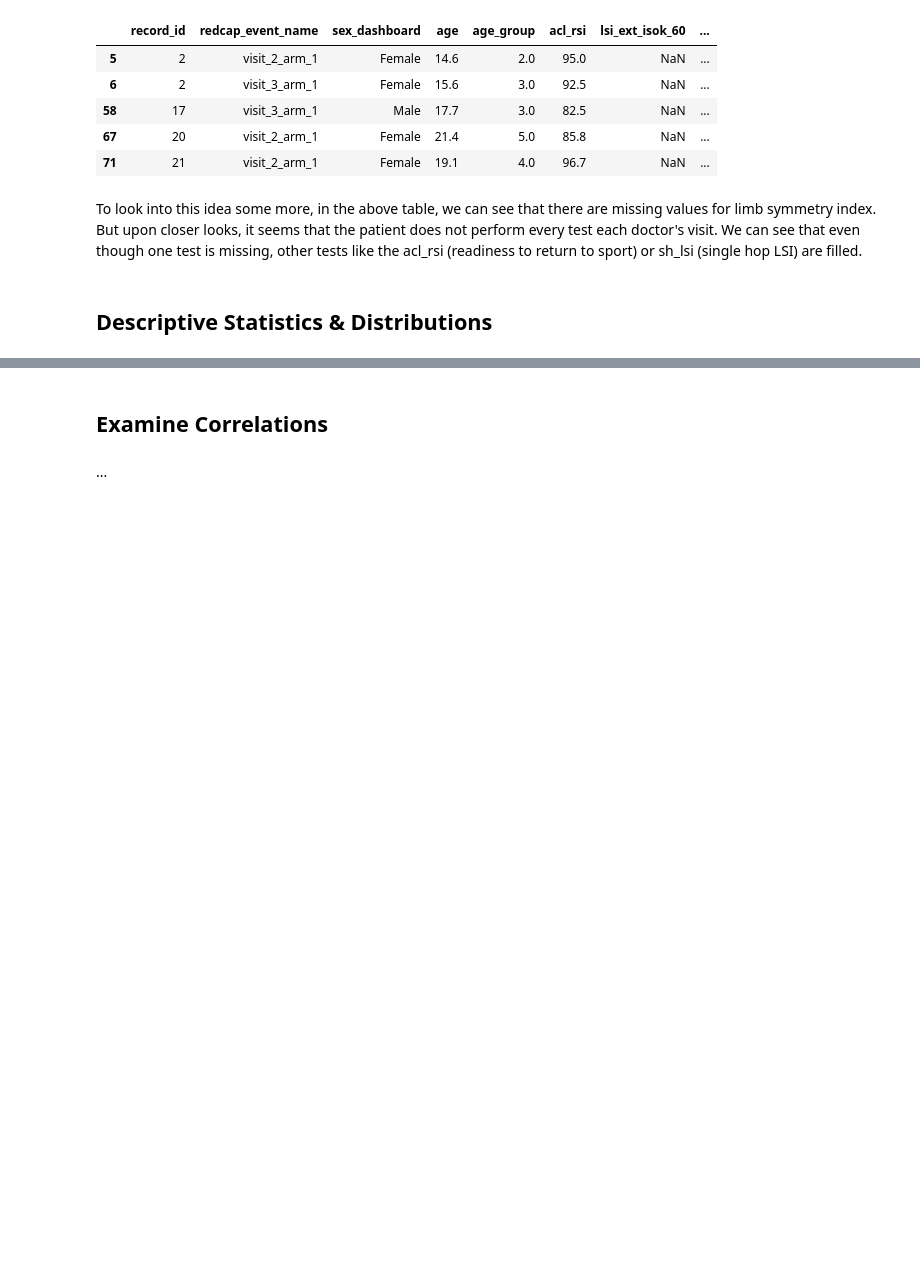
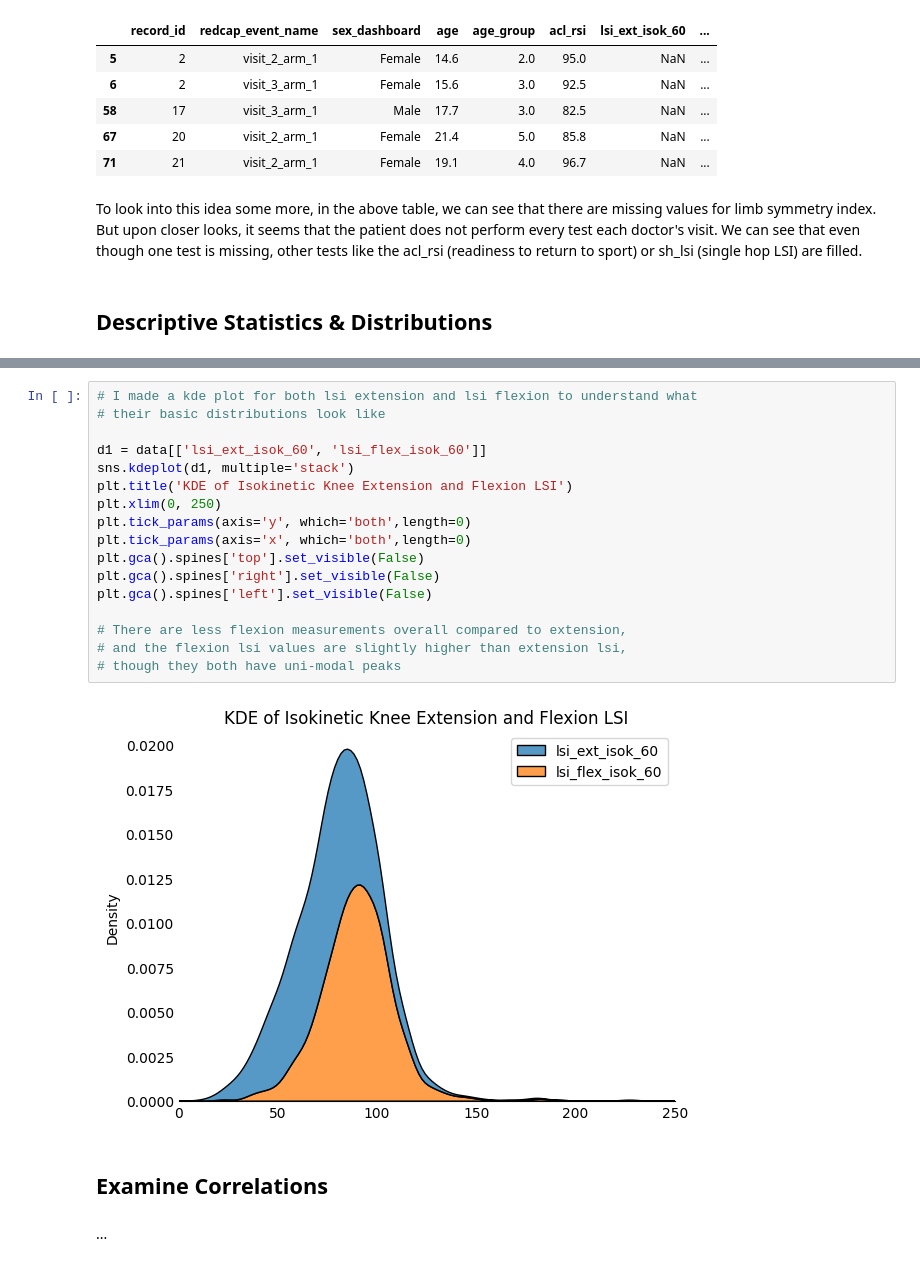
Before and after one commit to mayooueidat-uva/ACLR-group-project, a Jupyter notebook: EDA/Group_EDA_addchangeshere.ipynb, the cells around one changed output, grey strips where cells are left out. Saved outputs shown, nothing was run; the diff lists cells and outputs as text; blank space fills up the shorter version.

Commit message:
made visualizations

```diff
--- a/EDA/Group_EDA_addchangeshere.ipynb
+++ b/EDA/Group_EDA_addchangeshere.ipynb
@@ -213,3 +257,22 @@ To look into this idea some more, in the above table, we can see that there are
+# %%
+# I made a kde plot for both lsi extension and lsi flexion to understand what
+# their basic distributions look like
+
+d1 = data[['lsi_ext_isok_60', 'lsi_flex_isok_60']]
+sns.kdeplot(d1, multiple='stack')
+plt.title('KDE of Isokinetic Knee Extension and Flexion LSI')
+plt.xlim(0, 250)
+plt.tick_params(axis='y', which='both',length=0)
+plt.tick_params(axis='x', which='both',length=0)
+plt.gca().spines['top'].set_visible(False)
+plt.gca().spines['right'].set_visible(False)
+plt.gca().spines['left'].set_visible(False)
+
+# There are less flexion measurements overall compared to extension,
+# and the flexion lsi values are slightly higher than extension lsi,
+# though they both have uni-modal peaks
+# %% [output]
+[figure, added]
 # %% [markdown]
 ## Examine Correlations
 # %% [markdown]
```
Also changed, not shown: parts of 17 cells of this notebook.
